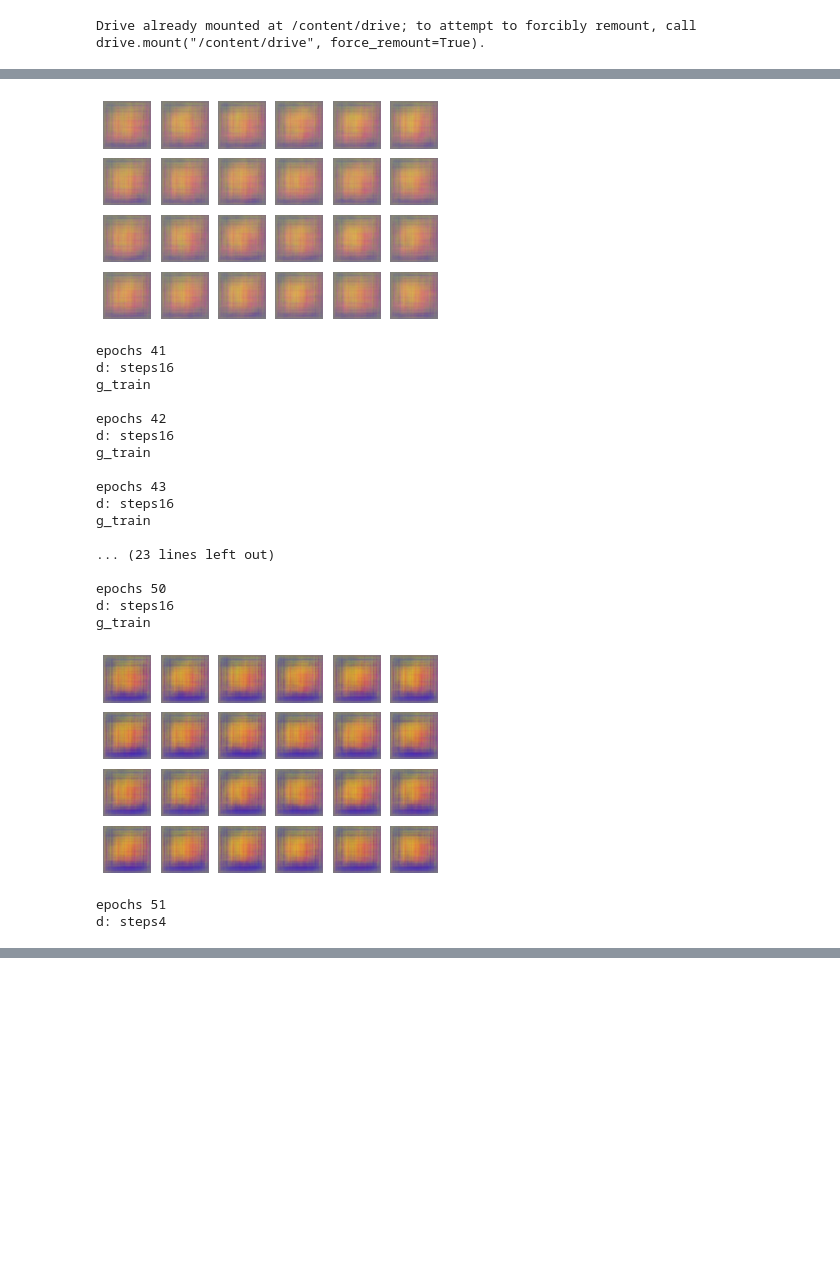
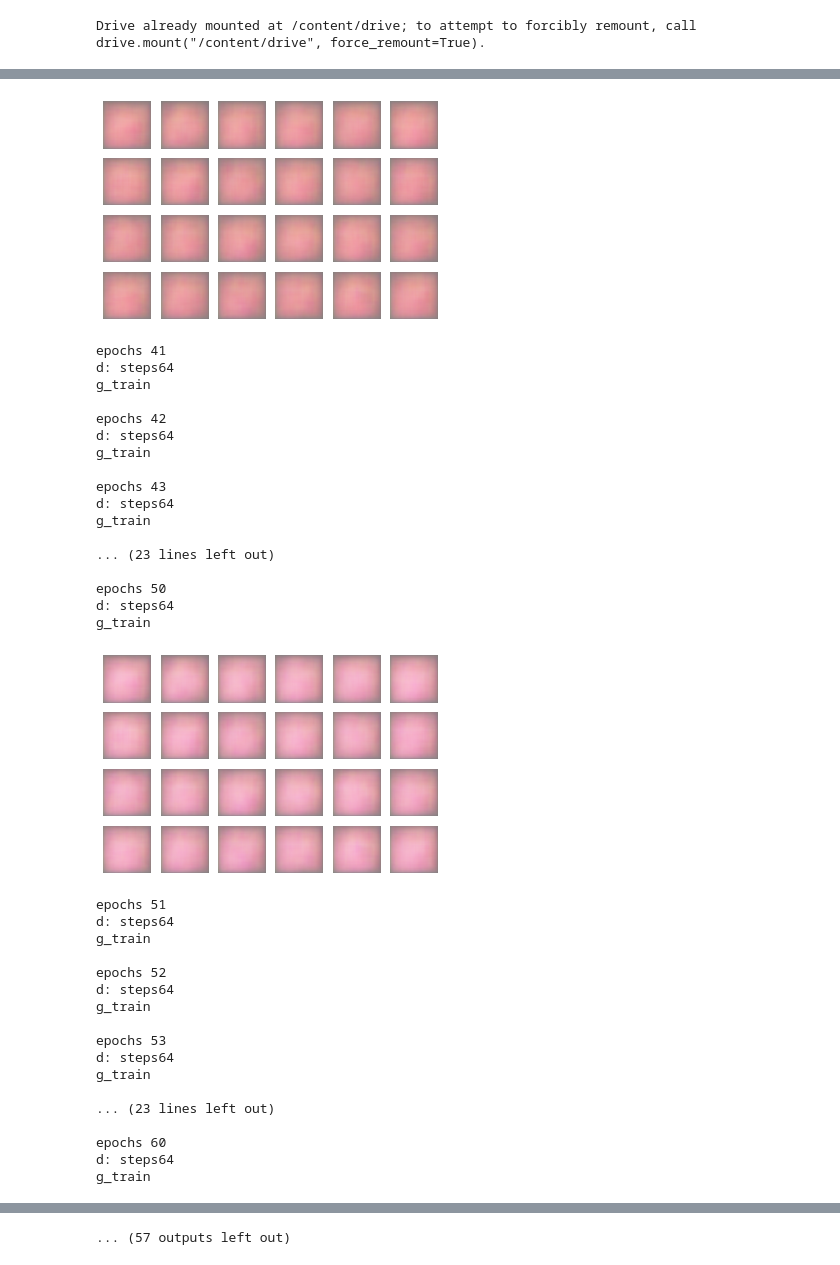
Before and after one commit to T-Yamaguch/WGAN, a Jupyter notebook: WGAN.ipynb, the cells around one changed output, grey strips where cells are left out. Saved outputs shown, nothing was run; the diff lists cells and outputs as text; code cells hidden in the pictures; blank space fills up the shorter version.

```diff
--- a/WGAN.ipynb
+++ b/WGAN.ipynb
@@ -83,14 +83,14 @@ class dense_block(Model):
 # %%
 class Generator():
   def __init__(self):
-    self.channel_num = 256
+    self.channel_num = 64
     self.layer_num = 5
     self.res_num = 0
     self.latent_num = 4*4*self.channel_num
     self.inputs = Input(shape=(self.latent_num))
     self.kernel_size = (5, 5)
     self.name = 'generator'
-    self.kernel_regularizer= l2(1E-8)
+    self.kernel_regularizer= None
 
   def model(self):
     x = self.inputs
@@ -110,7 +110,7 @@ class Generator():
     for n in range(self.layer_num):
       for m in range(self.res_num):
         x = res_block(filter_num, self.kernel_size, kernel_regularizer= self.kernel_regularizer)(x)
-      filter_num /= 2
+      # filter_num /= 2
       x = conv_block(filter_num, self.kernel_size, kernel_regularizer= self.kernel_regularizer)(x)
 
     for m in range(self.res_num):
@@ -148,7 +148,7 @@ _________________________________________________________________
 # %%
 class Discriminator():
   def __init__(self):
-    self.channel_num = 32
+    self.channel_num = 8
     self.layer_num = 5
     self.latent_num = 8
     self.input_shape = (128, 128, 3)
@@ -157,7 +157,7 @@ class Discriminator():
     self.patch_inputs = Input(shape=self.patch_shape)
     self.kernel_size = (3, 3)
     self.name = 'discriminator'
-    self.kernel_regularizer= l2(1E-8)
+    self.kernel_regularizer= None
 
   def patch_model(self):
     x = self.patch_inputs
@@ -479,10 +479,10 @@ class WGAN():
 
 if __name__ == '__main__':
   a = WGAN(img_size = 128,
-           code_num = 4*4*256,
-           batch_size = 128,
+           code_num = 4*4*64,
+           batch_size = 32,
            train_epochs = 10000,
-           train_steps = 16,
+           train_steps = 64,
            checkpoint_epochs = 100,
            image_epochs = 10,
            start_epoch = 1,
@@ -563,22 +563,37 @@ d: steps16
 g_train
-[figure, old version]
+[figure, new version]
 epochs 41
-d: steps16
+d: steps64
 g_train
 
 epochs 42
-d: steps16
+d: steps64
 g_train
 
 epochs 43
-d: steps16
+d: steps64
 g_train
 
 ... (23 lines left out)
 
 epochs 50
-d: steps16
+d: steps64
 g_train
-[figure, old version]
+[figure, new version]
 epochs 51
-d: steps4
+d: steps64
+g_train
+
+epochs 52
+d: steps64
+g_train
+
+epochs 53
+d: steps64
+g_train
+
+... (23 lines left out)
+
+epochs 60
+d: steps64
+g_train
@@ -584,0 +601 @@ d: steps4
+... (57 outputs left out)
```
Also changed, not shown: parts of 3 cells of this notebook.
